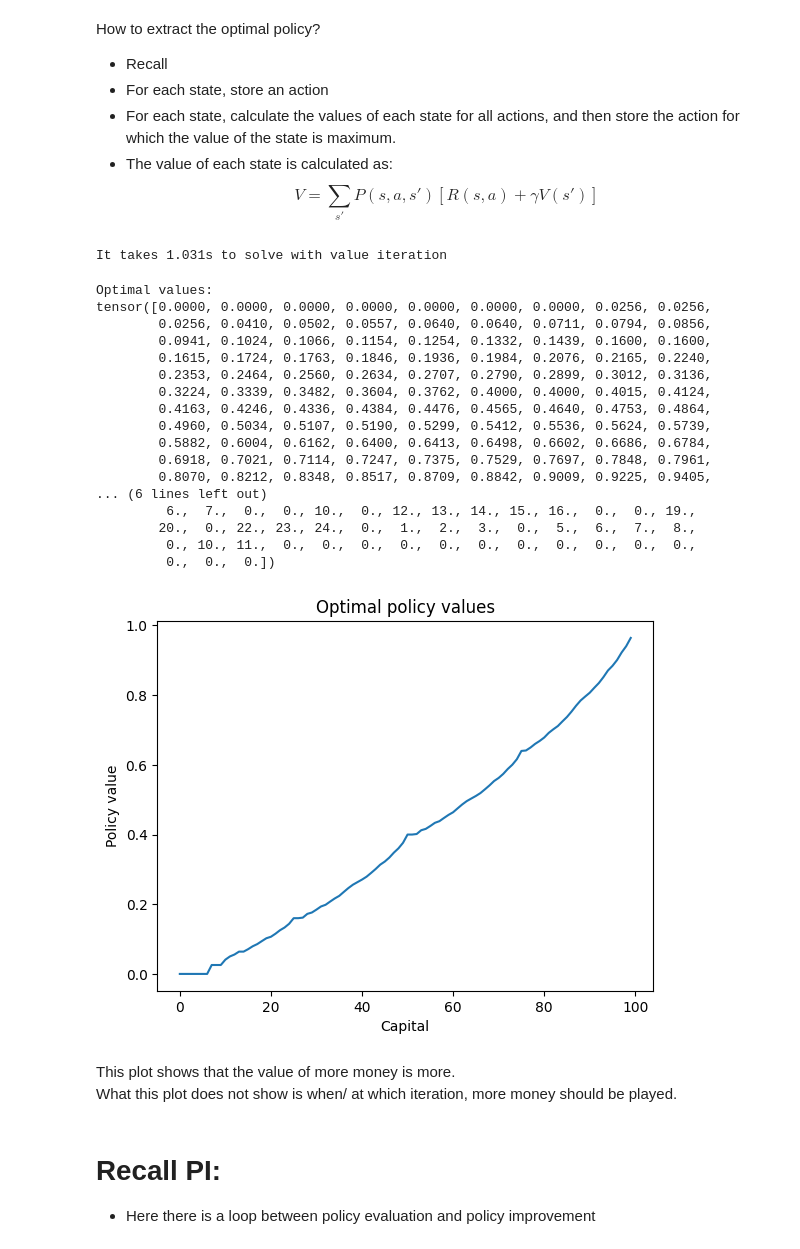
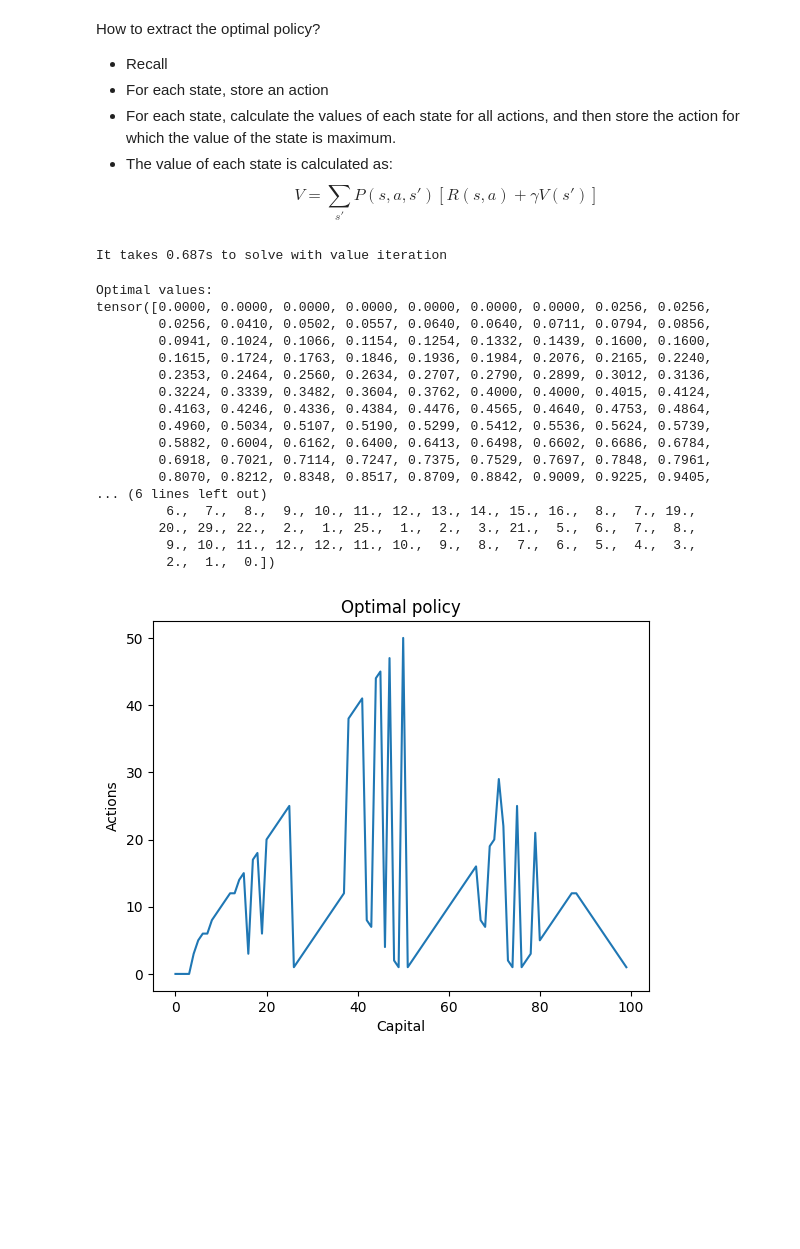
Before and after one commit to arghasree/RL, a Jupyter notebook: coin_flip_MDP.ipynb, the cells around one changed output. Drawn from its saved outputs; the diff is of its cells as text; code cells hidden in the pictures; blank space fills up the shorter version.

Commit message:
Corrected the Policy improvement function

```diff
--- a/coin_flip_MDP.ipynb
+++ b/coin_flip_MDP.ipynb
@@ -5,7 +6,7 @@ import torch
 # %%
 # Initialize: gamma, threshold, states, actions, reward
 gamma = 1
-threshold = 1e-10
+threshold = 1e-6
 n_states = 101
 
 rewards = torch.zeros(n_states)
@@ -59,14 +60,17 @@ def value_iteration(env):
   while True:
     for state_id in range(1, n_states-1): # Excluding the terminal state
       V_action=[]
+      V_action.append(0)  # for action 0, as the loop starts from action 1
       V_temp=V.clone()
-      for action_id in range(min(state_id, max_capital - state_id)+1):
+      for action_id in range(1, min(state_id, max_capital - state_id)+1):
         # Each action can produce state s+a if they win, or s-a if they lose
         V_action.append(head_prob*(rewards[state_id+action_id] + gamma * V[state_id+action_id]) +  # if they win
                         (1 - head_prob) * (rewards[state_id-action_id] + gamma * V[state_id-action_id])) # if they lose
       V[state_id] = max(V_action)
     if torch.max(torch.abs(V - V_temp)) <= threshold:
       break
+
+
   return V
 # %% [markdown]
 How to extract the optimal policy?
@@ -86,7 +90,8 @@ def extract_optimal_policy(env, V):
   pi = torch.zeros(n_states)
   for state_id in range(1, n_states-1):
     Q=[]
-    for action_id in range(min(state_id, max_capital - state_id)+1):
+    Q.append(0)
+    for action_id in range(1, min(state_id, max_capital - state_id)+1):
       Q.append(head_prob*(rewards[state_id+action_id] + gamma * V[state_id+action_id]) +
                         (1 - head_prob) * (rewards[state_id-action_id] + gamma * V[state_id-action_id]))
     Q=torch.Tensor(Q)
@@ -100,7 +105,7 @@ V_optimal = value_iteration(env)
 optimal_policy = extract_optimal_policy(env, V_optimal)
 print("It takes {:.3f}s to solve with value iteration".format(time.time() - start_time))
 # %% [output]
-It takes 1.031s to solve with value iteration
+It takes 0.687s to solve with value iteration
 # %%
 print('Optimal values:\n{}'.format(V_optimal))
 print('Optimal policy:\n{}'.format(optimal_policy))
@@ -118,22 +123,16 @@ tensor([0.0000, 0.0000, 0.0000, 0.0000, 0.0000, 0.0000, 0.0000, 0.0256, 0.0256,
         0.6918, 0.7021, 0.7114, 0.7247, 0.7375, 0.7529, 0.7697, 0.7848, 0.7961,
         0.8070, 0.8212, 0.8348, 0.8517, 0.8709, 0.8842, 0.9009, 0.9225, 0.9405,
 ... (6 lines left out)
-         6.,  7.,  0.,  0., 10.,  0., 12., 13., 14., 15., 16.,  0.,  0., 19.,
-        20.,  0., 22., 23., 24.,  0.,  1.,  2.,  3.,  0.,  5.,  6.,  7.,  8.,
-         0., 10., 11.,  0.,  0.,  0.,  0.,  0.,  0.,  0.,  0.,  0.,  0.,  0.,
-         0.,  0.,  0.])
+         6.,  7.,  8.,  9., 10., 11., 12., 13., 14., 15., 16.,  8.,  7., 19.,
+        20., 29., 22.,  2.,  1., 25.,  1.,  2.,  3., 21.,  5.,  6.,  7.,  8.,
+         9., 10., 11., 12., 12., 11., 10.,  9.,  8.,  7.,  6.,  5.,  4.,  3.,
+         2.,  1.,  0.])
 # %%
 import matplotlib.pyplot as plt
-plt.plot(V_optimal[:100].numpy())
-plt.title('Optimal policy values')
+plt.plot(optimal_policy[:100].numpy())
+plt.title('Optimal policy')
 plt.xlabel('Capital')
-plt.ylabel('Policy value')
+plt.ylabel('Actions')
 plt.show()
 # %% [output]
-[figure, old version]
+[figure, new version]
-# %% [markdown]
-This plot shows that the value of more money is more. \
-What this plot does not show is when/ at which iteration, more money should be played.
-# %% [markdown]
-# Recall PI:
-- Here there is a loop between policy evaluation and policy improvement
```
Also changed, not shown: parts of 10 cells of this notebook.
